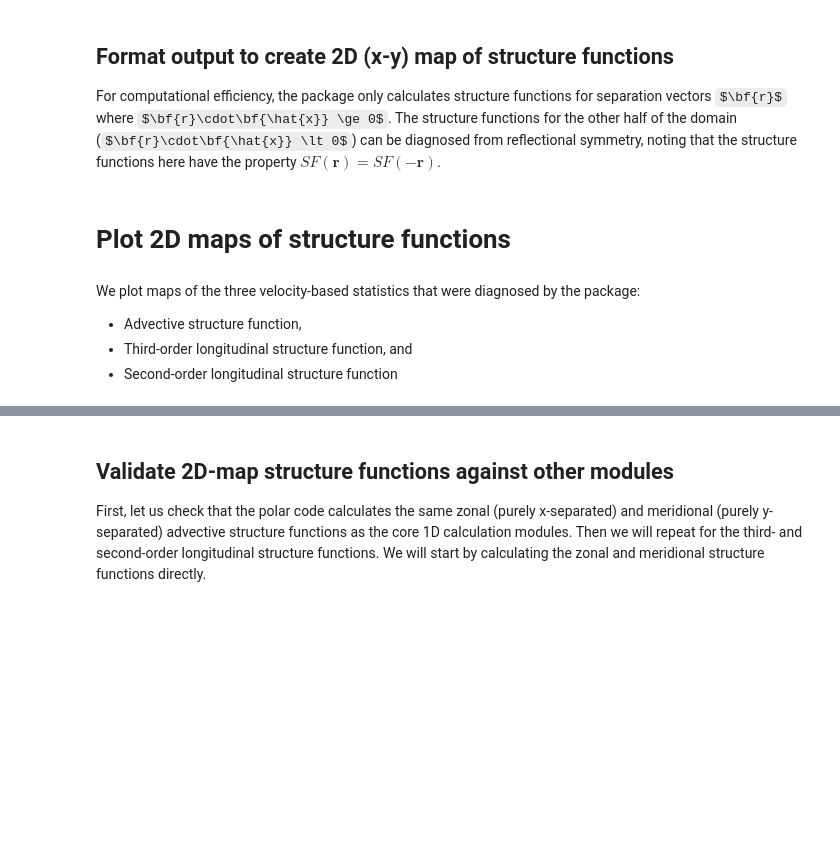
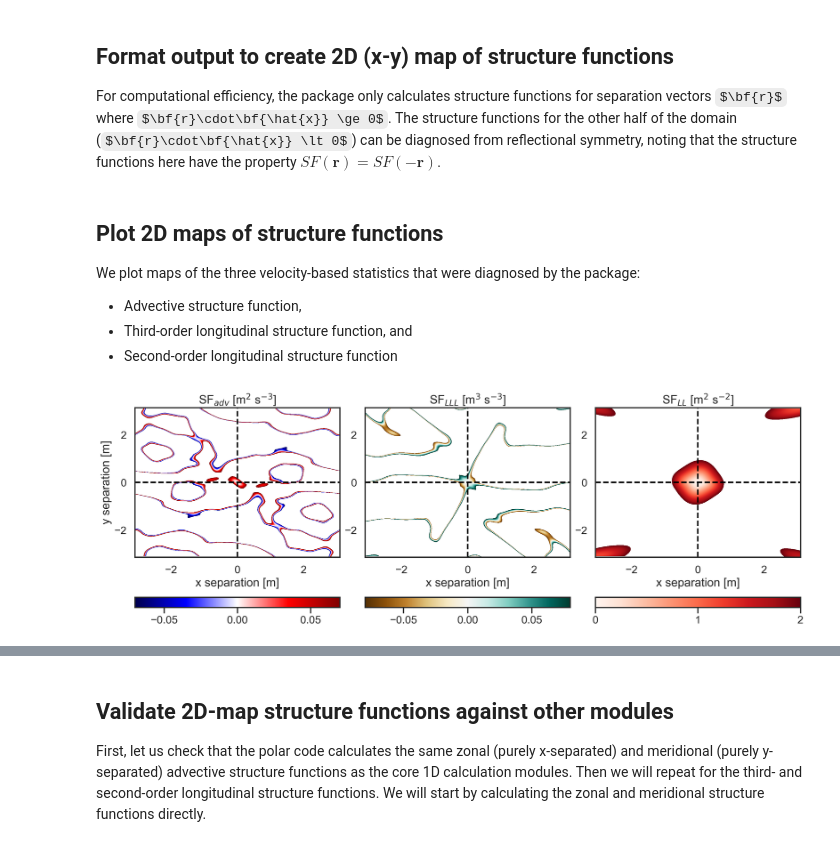
Before and after one commit to cassidymwagner/fluidsf, a Jupyter notebook: docs/source/maps_2d_ex.ipynb, the cells around one changed output, grey strips where cells are left out. Cells and saved outputs as stored; diff of their text form; code cells hidden in the pictures; some formulas as TeX source; blank space fills up the shorter version.

```diff
--- a/docs/source/maps_2d_ex.ipynb
+++ b/docs/source/maps_2d_ex.ipynb
@@ -42,8 +46,9 @@ By default this calculates the velocity advective structure function, but we als
 # %%
 import fluidsf
 
-sf_2D_maps = fluidsf.generate_2D_SF_maps(u_data_for_example,v_data_for_example, x, y,
-                                         traditional_type=["LLL"])
+sf_2D_maps = fluidsf.generate_sf_maps_2d(
+    u_data_for_example, v_data_for_example, x, y, sf_type=["ASF_V", "LLL", "LL"]
+)
 # %% [markdown]
 ## Format output to create 2D (x-y) map of structure functions
 
@@ -70,51 +85,58 @@ TwoD_map_LLL_SF = np.append(np.flip(sf_2D_maps['SF_LLL_xy']),
-# %% [markdown]
-# Plot 2D maps of structure functions
 # %% [markdown]
+## Plot 2D maps of structure functions
 We plot maps of the three velocity-based statistics that were diagnosed by the package:
 
 - Advective structure function,
 - Third-order longitudinal structure function, and
 - Second-order longitudinal structure function
 # %%
-fig, axs = plt.subplots(1,3, figsize=(15,5), layout='constrained')
+fig, axs = plt.subplots(1, 3, figsize=(15, 5), layout="constrained")
 
-Advective = axs[0].contourf(TwoD_map_x_separations,
-            TwoD_map_y_separations,
-            TwoD_map_advective_SF,
-            levels=np.linspace(-0.07, 0.07, 1001),
-                            cmap=plt.cm.seismic)
-axs[0].set_xlabel('x separation [m]')
-axs[0].set_ylabel('y separation [m]')
-axs[0].set_title('SF$_{adv}$ [m$^2$ s$^{-3}$]')
+Advective = axs[0].contourf(
+    TwoD_map_x_separations,
+    TwoD_map_y_separations,
+    TwoD_map_advective_SF,
+    levels=np.linspace(-0.07, 0.07, 1001),
+    cmap=plt.cm.seismic,
+)
+axs[0].set_xlabel("x separation [m]")
+axs[0].set_ylabel("y separation [m]")
+axs[0].set_title("SF$_{adv}$ [m$^2$ s$^{-3}$]")
 
-cbar = fig.colorbar(Advective, ax=axs[0], location='bottom')
+cbar = fig.colorbar(Advective, ax=axs[0], location="bottom")
 cbar.set_ticks([-0.05, 0, 0.05])
-axs[0].axhline(0, color='black', linestyle='--')
-axs[0].axvline(0, color='black', linestyle='--')
+axs[0].axhline(0, color="black", linestyle="--")
+axs[0].axvline(0, color="black", linestyle="--")
 
-LLL = axs[1].contourf(TwoD_map_x_separations,
-            TwoD_map_y_separations,
-            TwoD_map_LLL_SF,
-            levels=np.linspace(-0.08, 0.08, 1001),
-                            cmap=plt.cm.BrBG)
-axs[1].set_xlabel('x separation [m]')
-axs[1].set_title('SF$_{LLL}$ [m$^3$ s$^{-3}$]')
+LLL = axs[1].contourf(
+    TwoD_map_x_separations,
+    TwoD_map_y_separations,
+    TwoD_map_LLL_SF,
+    levels=np.linspace(-0.08, 0.08, 1001),
+    cmap=plt.cm.BrBG,
+)
+axs[1].set_xlabel("x separation [m]")
+axs[1].set_title("SF$_{LLL}$ [m$^3$ s$^{-3}$]")
 
-cbar = fig.colorbar(LLL, ax=axs[1], location='bottom')
+cbar = fig.colorbar(LLL, ax=axs[1], location="bottom")
 cbar.set_ticks([-0.05, 0, 0.05])
-axs[1].axhline(0, color='black', linestyle='--')
-axs[1].axvline(0, color='black', linestyle='--')
+axs[1].axhline(0, color="black", linestyle="--")
+axs[1].axvline(0, color="black", linestyle="--")
 
-LL = axs[2].contourf(TwoD_map_x_separations,
-            TwoD_map_y_separations,
-            TwoD_map_LL_SF,
-            levels=np.linspace(0, 2, 1001),
-                            cmap=plt.cm.Reds)
-axs[2].set_xlabel('x separation [m]')
-axs[2].set_title('SF$_{LL}$ [m$^2$ s$^{-2}$]')
+LL = axs[2].contourf(
+    TwoD_map_x_separations,
+    TwoD_map_y_separations,
+    TwoD_map_LL_SF,
+    levels=np.linspace(0, 2, 1001),
+    cmap=plt.cm.Reds,
+)
+axs[2].set_xlabel("x separation [m]")
+axs[2].set_title("SF$_{LL}$ [m$^2$ s$^{-2}$]")
 
-cbar = fig.colorbar(LL, ax=axs[2], location='bottom')
+cbar = fig.colorbar(LL, ax=axs[2], location="bottom")
 cbar.set_ticks([0, 1, 2])
-axs[2].axhline(0, color='black', linestyle='--')
-axs[2].axvline(0, color='black', linestyle='--')
+axs[2].axhline(0, color="black", linestyle="--")
+axs[2].axvline(0, color="black", linestyle="--");
+# %% [output]
+[figure, added]
 # %% [markdown]
```
Also changed, not shown: parts of 8 cells of this notebook, 1 other file.
